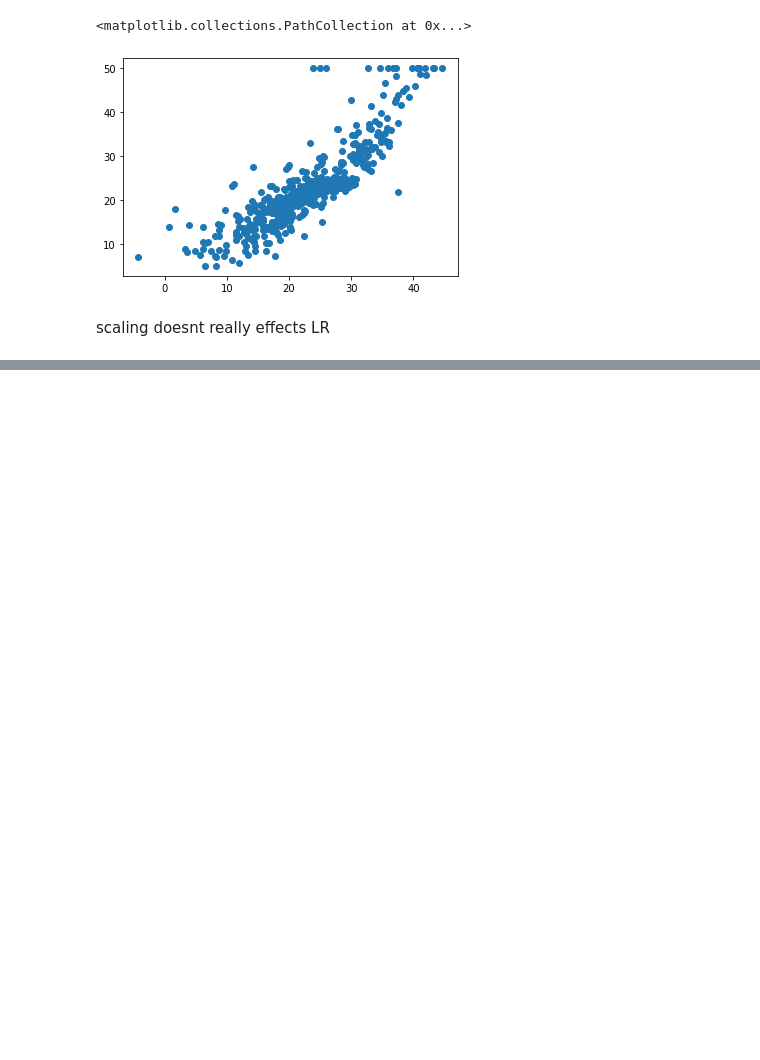
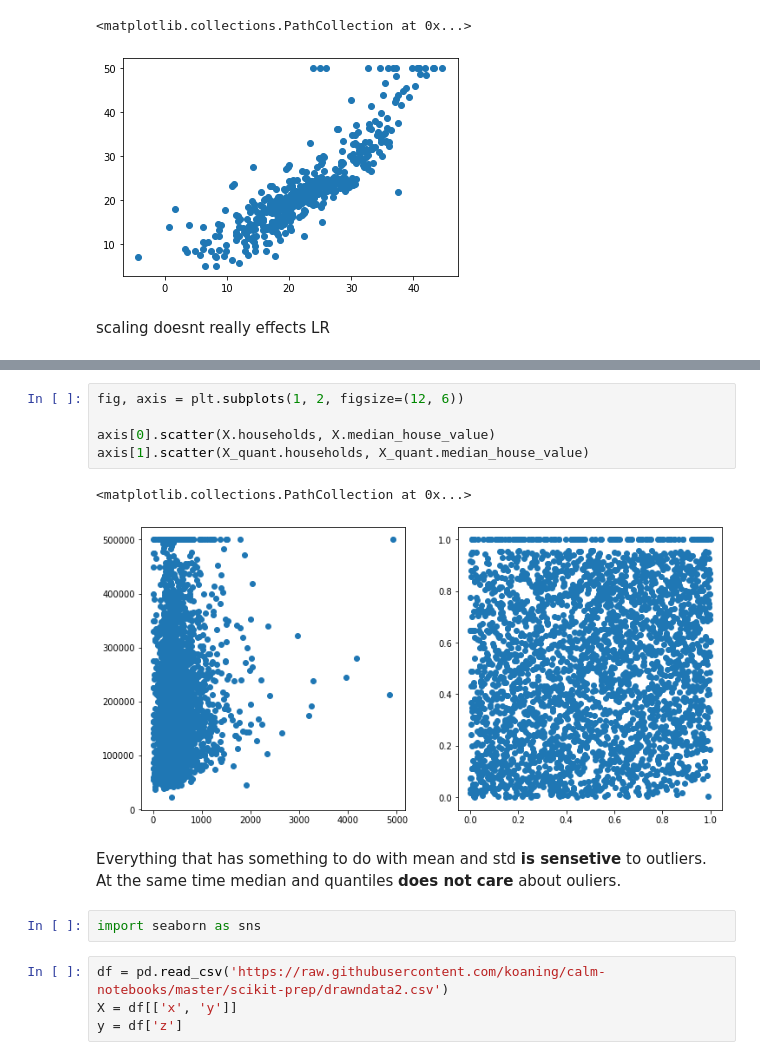
Before and after one commit to quicksilverri/statistics, a Jupyter notebook: sklearn_basics.ipynb, the cells around one changed output, grey strips where cells are left out. Drawn from its saved outputs; the diff is of its cells as text; blank space fills up the shorter version.

```diff
--- a/sklearn_basics.ipynb
+++ b/sklearn_basics.ipynb
@@ -80,0 +143,17 @@ scaling doesnt really effects LR
+# %%
+fig, axis = plt.subplots(1, 2, figsize=(12, 6))
+
+axis[0].scatter(X.households, X.median_house_value)
+axis[1].scatter(X_quant.households, X_quant.median_house_value)
+# %% [output]
+<matplotlib.collections.PathCollection at 0x...>
+[figure, added]
+# %% [markdown]
+Everything that has something to do with mean and std **is sensetive** to outliers.
+At the same time median and quantiles **does not care** about ouliers.
+# %%
+import seaborn as sns
+# %%
+df = pd.read_csv('https://raw.githubusercontent.com/koaning/calm-notebooks/master/scikit-prep/drawndata2.csv')
+X = df[['x', 'y']]
+y = df['z']
```
Also changed, not shown: parts of 44 cells of this notebook.
